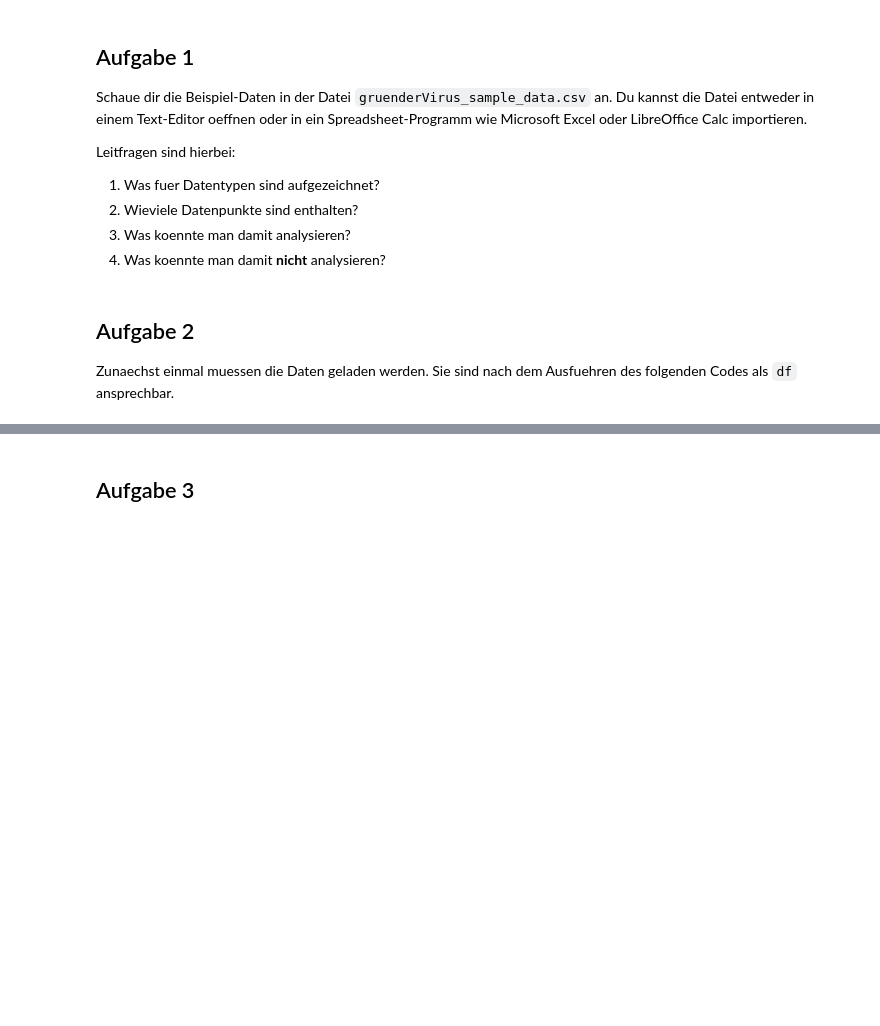
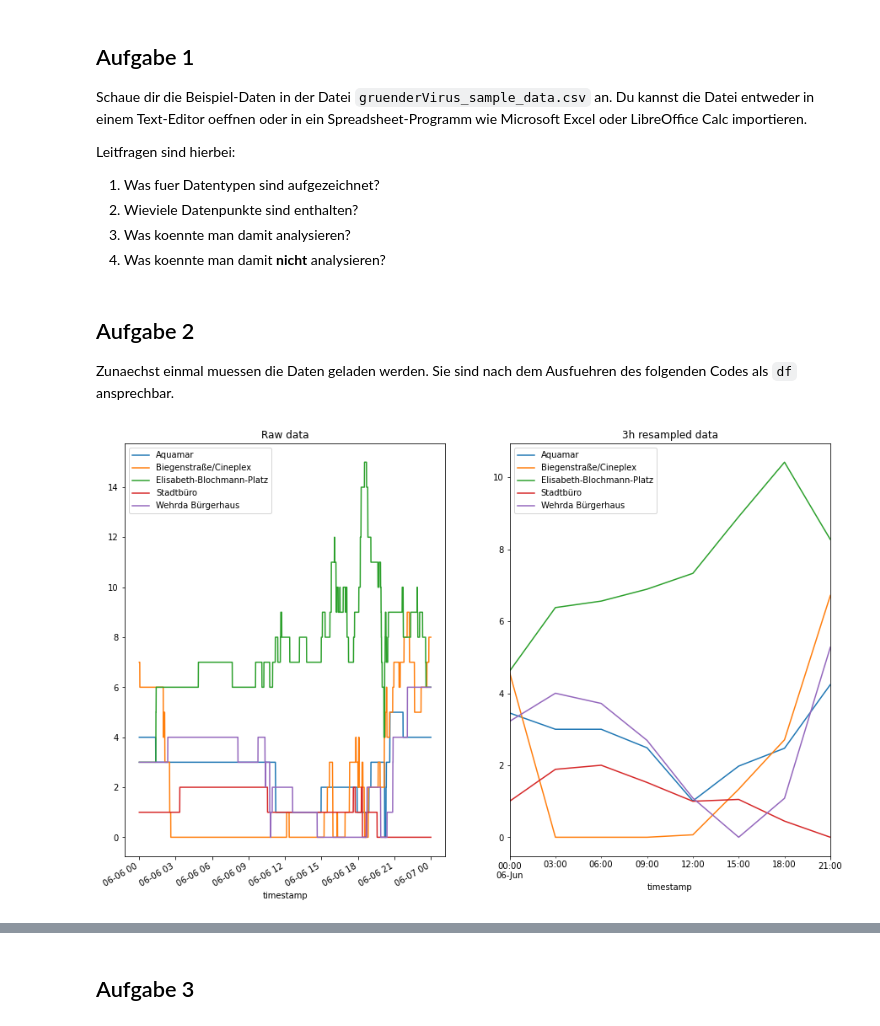
Before and after one commit to PellelNitram/NextbikeMR-GruenderVirus-Workshop, a Jupyter notebook: workshop.ipynb, the cells around one changed output, grey strips where cells are left out. Saved outputs shown, nothing was run; the diff lists cells and outputs as text; code cells hidden in the pictures; blank space fills up the shorter version.

```diff
--- a/workshop.ipynb
+++ b/workshop.ipynb
@@ -43,3 +43,13 @@ df.index = pd.to_datetime(df['timestamp'])
 del df['timestamp']
 # %%
 # Dein Code hier
+# %%
+fig, axes = plt.subplots(1, 2, figsize=(15, 10))
+df.plot(ax=axes[0])
+df.resample('3h').mean().plot(ax=axes[1])
+axes[0].set_title('Raw data')
+axes[1].set_title('3h resampled data')
+plt.legend()
+plt.show()
+# %% [output]
+[figure, added]
```
Also changed, not shown: parts of 4 cells of this notebook.
